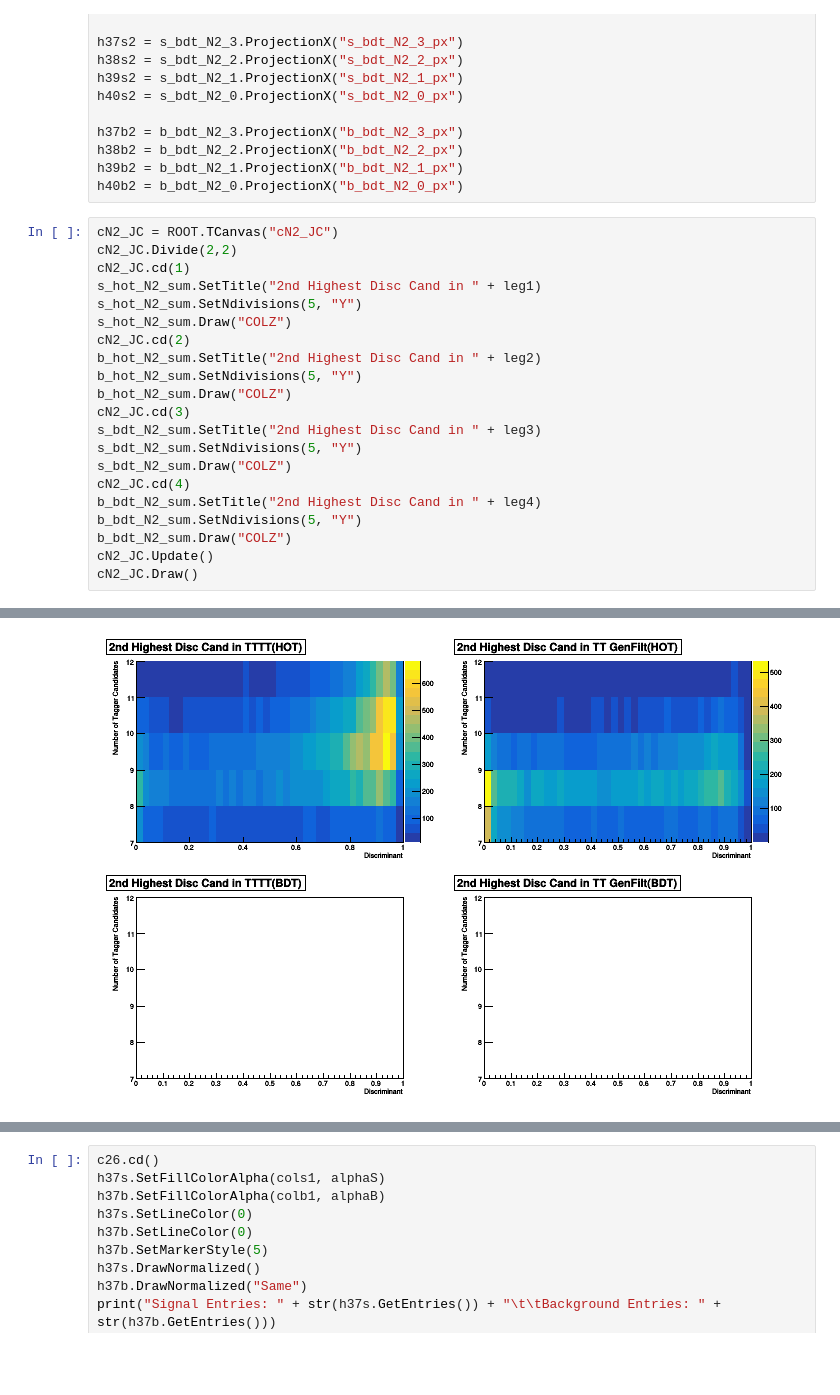
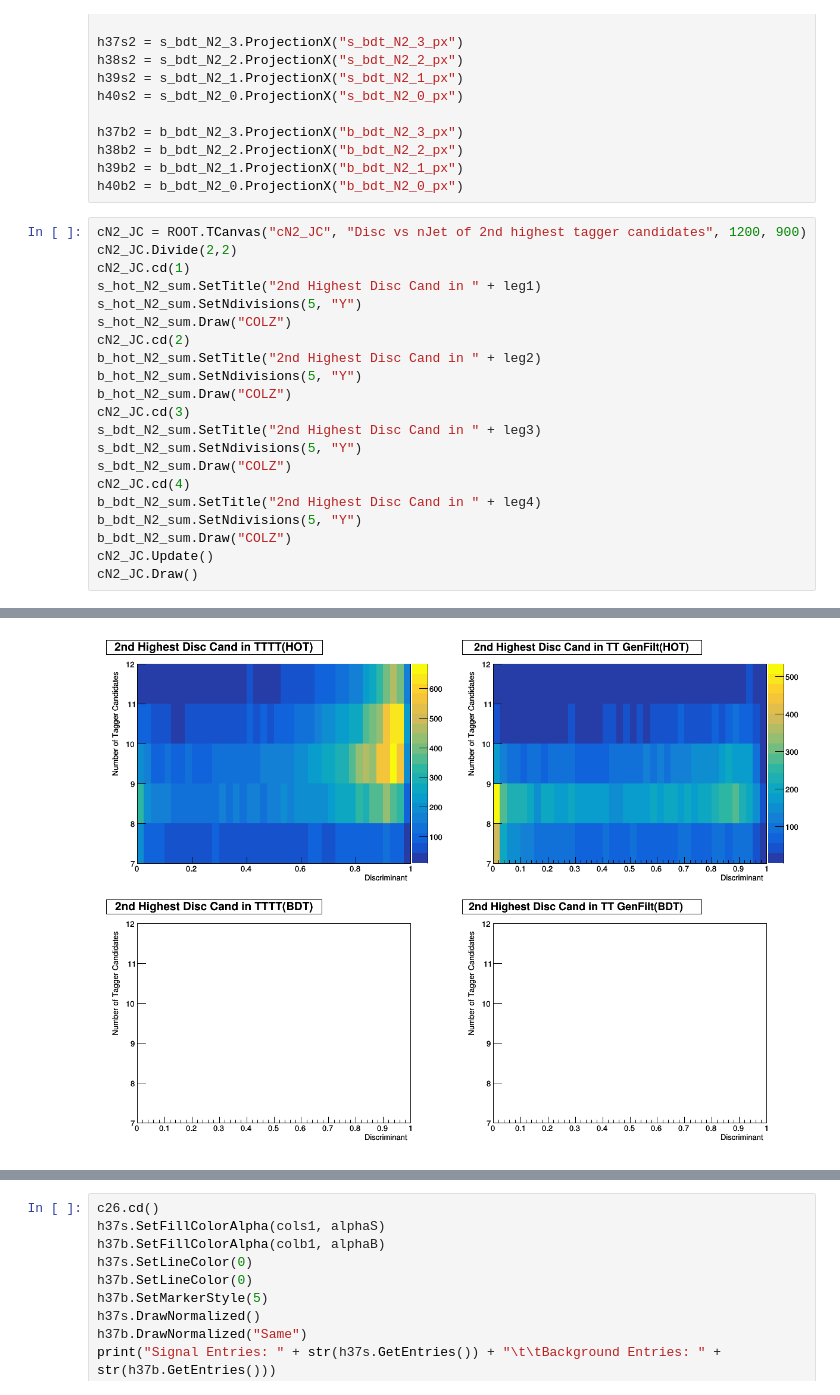
Before and after one commit to NJManganelli/TaggerTest, a Jupyter notebook: ntupler/plugins/.PlotsV4p1.ipynb, the cells around one changed output, grey strips where cells are left out. Cells and saved outputs as stored; diff of their text form; blank space fills up the shorter version.

```diff
--- a/ntupler/plugins/.PlotsV4p1.ipynb
+++ b/ntupler/plugins/.PlotsV4p1.ipynb
@@ -816,7 +892,7 @@ h38b2 = b_bdt_N2_2.ProjectionX("b_bdt_N2_2_px")
 h39b2 = b_bdt_N2_1.ProjectionX("b_bdt_N2_1_px")
 h40b2 = b_bdt_N2_0.ProjectionX("b_bdt_N2_0_px")
 # %%
-cN2_JC = ROOT.TCanvas("cN2_JC")
+cN2_JC = ROOT.TCanvas("cN2_JC", "Disc vs nJet of 2nd highest tagger candidates", 1200, 900)
 cN2_JC.Divide(2,2)
 cN2_JC.cd(1)
 s_hot_N2_sum.SetTitle("2nd Highest Disc Cand in " + leg1)
@@ -840 +917 @@ cN2_JC.Draw()
-[figure, old version]
+[figure, new version]
```
Also changed, not shown: parts of 11 cells of this notebook.
